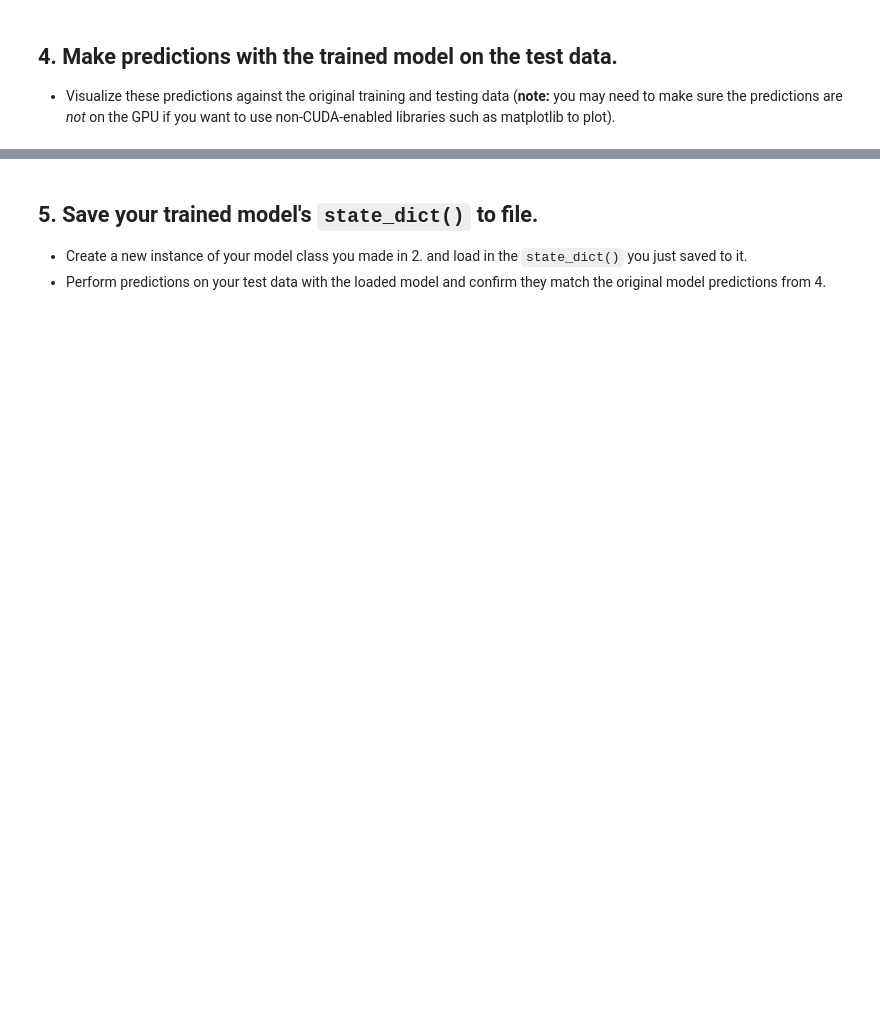
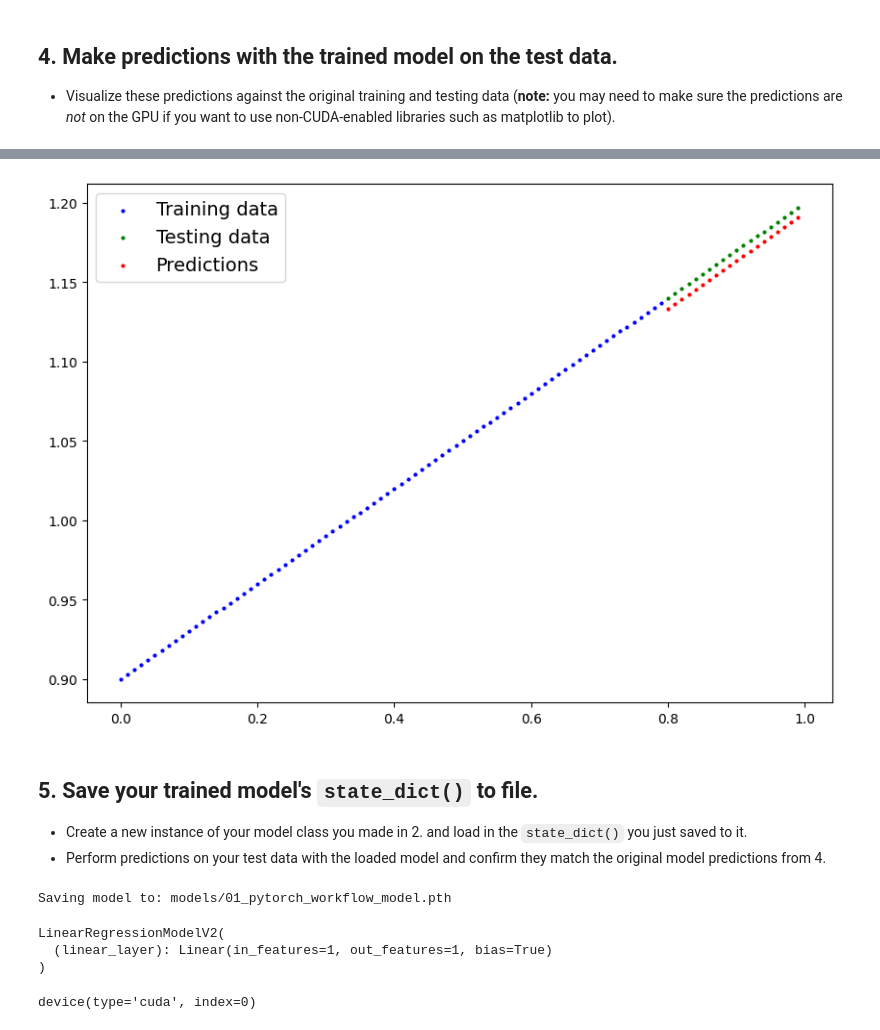
Before and after one commit to eliseleahy/Pytorch-Tutorials, a Jupyter notebook: 01_pytorch_workflow_exercises.ipynb, the cells around one changed output, grey strips where cells are left out. Cells and saved outputs as stored; diff of their text form; code cells hidden in the pictures; blank space fills up the shorter version.

```diff
--- a/01_pytorch_workflow_exercises.ipynb
+++ b/01_pytorch_workflow_exercises.ipynb
@@ -60,0 +123,19 @@ print(f"First 10 X & y samples:\nX: {X[:10]}\ny: {y[:10]}")
+# %%
+# Create PyTorch linear regression model by subclassing nn.Module
+
+# Subclass nn.Module to make our model
+class LinearRegressionModelV2(nn.Module):
+    def __init__(self):
+        super().__init__()
+        # Use nn.Linear() for creating the model parameters
+        self.linear_layer = nn.Linear(in_features=1,
+                                      out_features=1)
+
+    # Define the forward computation (input data x flows through nn.Linear())
+    def forward(self, x: torch.Tensor) -> torch.Tensor:
+        return self.linear_layer(x)
+
+# Set the manual seed when creating the model (this isn't always need but is used for demonstrative purposes, try commenting it out and seeing what happens)
+torch.manual_seed(42)
+model_1 = LinearRegressionModelV2()
+model_1, model_1.state_dict()
@@ -111,0 +160,8 @@ for epoch in range(epochs):
+# %%
+# Create the loss function and optimizer
+# Setup loss function
+loss_fn = nn.L1Loss() # same as MAE
+
+# Setup our optimizer
+optimizer = torch.optim.SGD(params = model_1.parameters(),
+                            lr=0.01)
@@ -116,0 +232,10 @@ for epoch in range(epochs):
+# %%
+# Make predictions with the model
+# Trun the model into eval mode
+
+model_1.eval()
+
+#make predictions on the test data
+with torch.inference_mode():
+  y_preds = model_1(X_test)
+y_preds
@@ -117,15 +263,27 @@ for epoch in range(epochs):
 # %%
 # Plot the predictions (these may need to be on a specific device)
+plot_predictions(predictions=y_preds.cpu())
+# %% [output]
+[figure, added]
 # %% [markdown]
 ## 5. Save your trained model's `state_dict()` to file.
   * Create a new instance of your model class you made in 2. and load in the `state_dict()` you just saved to it.
   * Perform predictions on your test data with the loaded model and confirm they match the original model predictions from 4.
 # %%
 from pathlib import Path
+from pathlib import Path
 
-# 1. Create models directory
+# 1. create models directory
+MODEL_PATH = Path("models")
+MODEL_PATH.mkdir(parents=True, exist_ok=True)
 
-
-# 2. Create model save path
+# 2. Create a model save path
+MODEL_NAME = "01_pytorch_workflow_model.pth"
+MODEL_SAVE_PATH = MODEL_PATH / MODEL_NAME
 
 # 3. Save the model state dict
+print(f"Saving model to: {MODEL_SAVE_PATH}")
+torch.save(obj=model_1.state_dict(),
+           f = MODEL_SAVE_PATH)
+# %% [output]
+Saving model to: models/01_pytorch_workflow_model.pth
@@ -134,2 +290,21 @@ from pathlib import Path
+# %%
+# Load a pytorch model
+
+#create a new instance
+loaded_model_1=LinearRegressionModelV2()
+
+# load the model_1_state_dict
+
+loaded_model_1.load_state_dict(torch.load(MODEL_SAVE_PATH))
+
+# Put the loaded model to device
+loaded_model_1.to(device)
+# %% [output]
+LinearRegressionModelV2(
+  (linear_layer): Linear(in_features=1, out_features=1, bias=True)
+)
 # %%
 # Make predictions with loaded model and compare them to the previous
+next(loaded_model_1.parameters()).device
+# %% [output]
+device(type='cuda', index=0)
```
Also changed, not shown: parts of 18 cells of this notebook.
